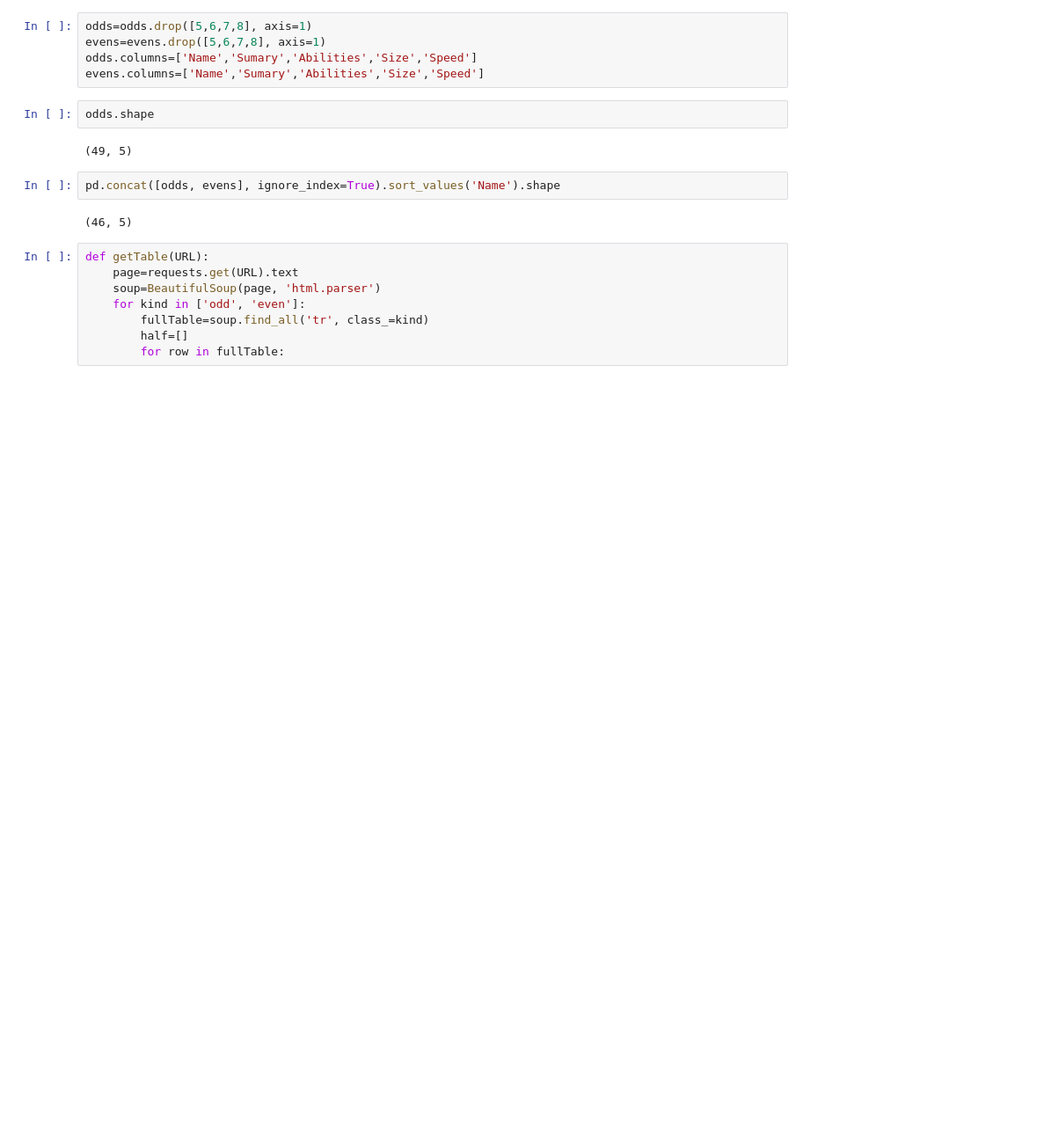
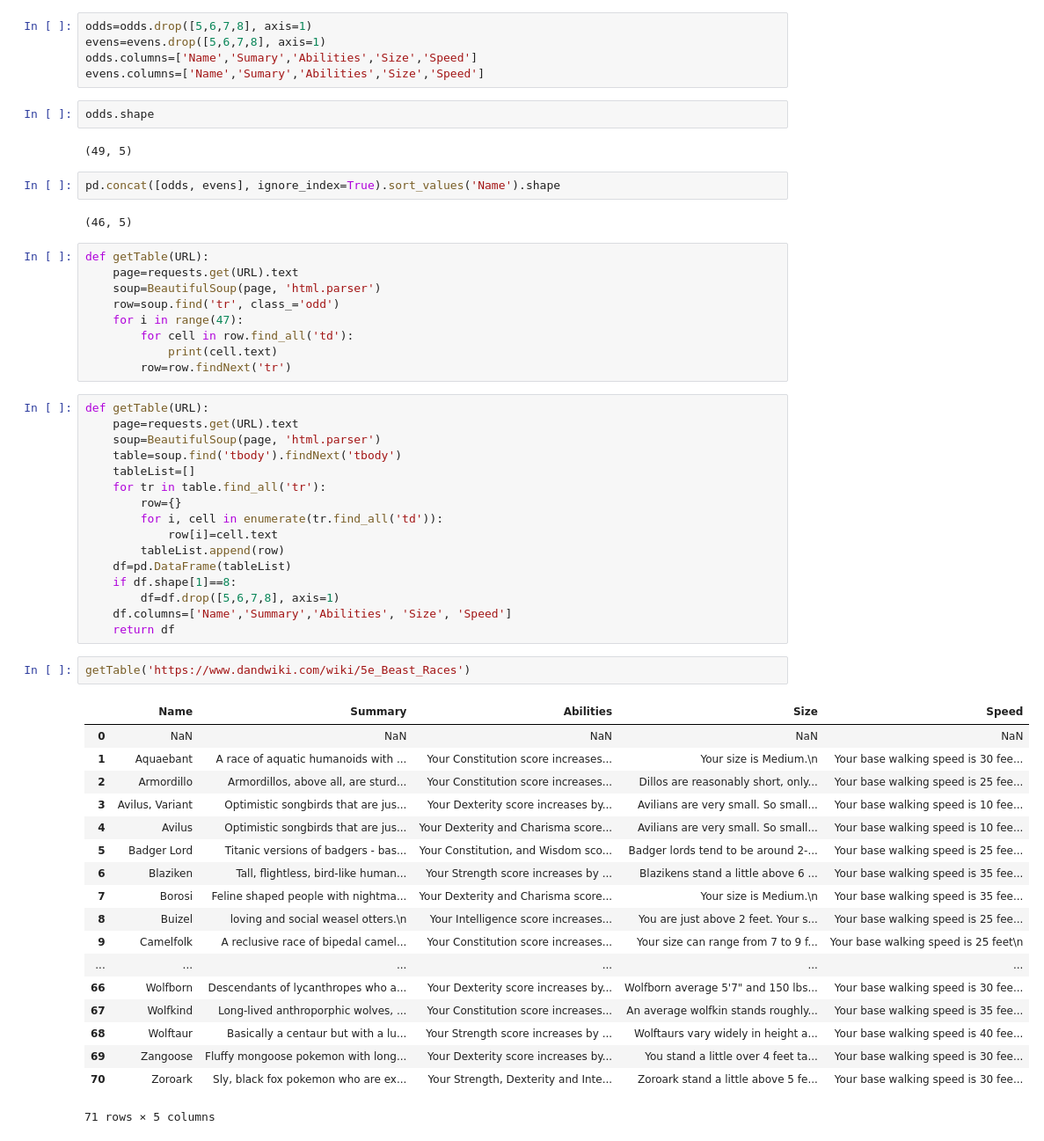
Before and after one commit to eyvonne/webscrapingDnD, a Jupyter notebook: WebScrapeWiki.ipynb, the cells around one changed output. Shown at 88% size. Saved outputs shown, nothing was run; the diff lists cells and outputs as text; blank space fills up the shorter version.

```diff
--- a/WebScrapeWiki.ipynb
+++ b/WebScrapeWiki.ipynb
@@ -57,7 +57,45 @@ pd.concat([odds, evens], ignore_index=True).sort_values('Name').shape
 def getTable(URL):
     page=requests.get(URL).text
     soup=BeautifulSoup(page, 'html.parser')
-    for kind in ['odd', 'even']:
-        fullTable=soup.find_all('tr', class_=kind)
-        half=[]
-        for row in fullTable:
+    row=soup.find('tr', class_='odd')
+    for i in range(47):
+        for cell in row.find_all('td'):
+            print(cell.text)
+        row=row.findNext('tr')
+# %%
+def getTable(URL):
+    page=requests.get(URL).text
+    soup=BeautifulSoup(page, 'html.parser')
+    table=soup.find('tbody').findNext('tbody')
+    tableList=[]
+    for tr in table.find_all('tr'):
+        row={}
+        for i, cell in enumerate(tr.find_all('td')):
+            row[i]=cell.text
+        tableList.append(row)
+    df=pd.DataFrame(tableList)
+    if df.shape[1]==8:
+        df=df.drop([5,6,7,8], axis=1)
+    df.columns=['Name','Summary','Abilities', 'Size', 'Speed']
+    return df
+# %%
+getTable('https://www.dandwiki.com/wiki/5e_Beast_Races')
+# %% [output]
+|  | Name | Summary | Abilities | Size | Speed |
+| 0 | NaN | NaN | NaN | NaN | NaN |
+| 1 | Aquaebant | A race of aquatic humanoids with ... | Your Constitution score increases... | Your size is Medium.\n | Your base walking speed is 30 fee... |
+| 2 | Armordillo | Armordillos, above all, are sturd... | Your Constitution score increases... | Dillos are reasonably short, only... | Your base walking speed is 25 fee... |
+| 3 | Avilus, Variant | Optimistic songbirds that are jus... | Your Dexterity score increases by... | Avilians are very small. So small... | Your base walking speed is 10 fee... |
+| 4 | Avilus | Optimistic songbirds that are jus... | Your Dexterity and Charisma score... | Avilians are very small. So small... | Your base walking speed is 10 fee... |
+| 5 | Badger Lord | Titanic versions of badgers - bas... | Your Constitution, and Wisdom sco... | Badger lords tend to be around 2-... | Your base walking speed is 25 fee... |
+| 6 | Blaziken | Tall, flightless, bird-like human... | Your Strength score increases by ... | Blazikens stand a little above 6 ... | Your base walking speed is 35 fee... |
+| 7 | Borosi | Feline shaped people with nightma... | Your Dexterity and Charisma score... | Your size is Medium.\n | Your base walking speed is 35 fee... |
+| 8 | Buizel | loving and social weasel otters.\n | Your Intelligence score increases... | You are just above 2 feet. Your s... | Your base walking speed is 25 fee... |
+| 9 | Camelfolk | A reclusive race of bipedal camel... | Your Constitution score increases... | Your size can range from 7 to 9 f... | Your base walking speed is 25 feet\n |
+| ... | ... | ... | ... | ... | ... |
+| 66 | Wolfborn | Descendants of lycanthropes who a... | Your Dexterity score increases by... | Wolfborn average 5'7" and 150 lbs... | Your base walking speed is 30 fee... |
+| 67 | Wolfkind | Long-lived anthroporphic wolves, ... | Your Constitution score increases... | An average wolfkin stands roughly... | Your base walking speed is 35 fee... |
+| 68 | Wolftaur | Basically a centaur but with a lu... | Your Strength score increases by ... | Wolftaurs vary widely in height a... | Your base walking speed is 40 fee... |
+| 69 | Zangoose | Fluffy mongoose pokemon with long... | Your Dexterity score increases by... | You stand a little over 4 feet ta... | Your base walking speed is 30 fee... |
+| 70 | Zoroark | Sly, black fox pokemon who are ex... | Your Strength, Dexterity and Inte... | Zoroark stand a little above 5 fe... | Your base walking speed is 30 fee... |
+71 rows × 5 columns
```
Also changed, not shown: parts of 3 cells of this notebook.
